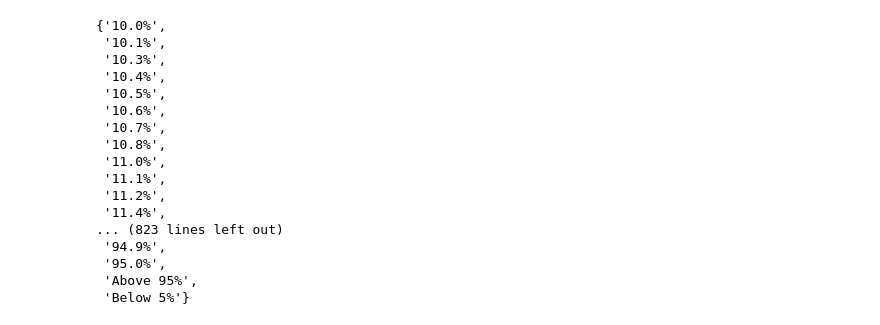
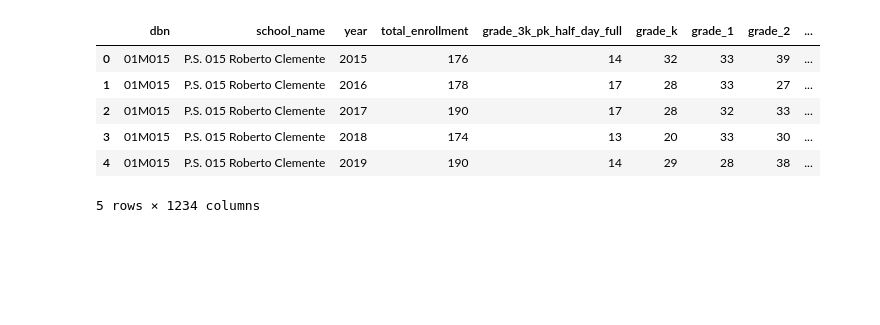
Before and after one commit to mcuringa/data-conversations, a Jupyter notebook: notebooks/test-export.ipynb, the cells around one changed output. Cells and saved outputs as stored; diff of their text form; code cells hidden in the pictures; blank space fills up the shorter version.

```diff
--- a/notebooks/test-export.ipynb
+++ b/notebooks/test-export.ipynb
@@ -1,28 +1,16 @@
 # %%
 import pandas as pd
 import schools
 # df = schools.load_demographics()
 # df.head()
 
 df = pd.read_feather("combined-test-data.feather")
-t = [s for s in df.poverty_1 if str(s).endswith("%")]
-set(t)
-# df.head()
+df.head()
 # %% [output]
+|  | dbn | school_name | year | total_enrollment | grade_3k_pk_half_day_full | grade_k | grade_1 | grade_2 | ... |
+| 0 | 01M015 | P.S. 015 Roberto Clemente | 2015 | 176 | 14 | 32 | 33 | 39 | ... |
+| 1 | 01M015 | P.S. 015 Roberto Clemente | 2016 | 178 | 17 | 28 | 33 | 27 | ... |
+| 2 | 01M015 | P.S. 015 Roberto Clemente | 2017 | 190 | 17 | 28 | 32 | 33 | ... |
+| 3 | 01M015 | P.S. 015 Roberto Clemente | 2018 | 174 | 13 | 20 | 33 | 30 | ... |
+| 4 | 01M015 | P.S. 015 Roberto Clemente | 2019 | 190 | 14 | 29 | 28 | 38 | ... |
-{'10.0%',
- '10.1%',
- '10.3%',
- '10.4%',
- '10.5%',
- '10.6%',
- '10.7%',
- '10.8%',
- '11.0%',
- '11.1%',
- '11.2%',
- '11.4%',
-... (823 lines left out)
- '94.9%',
- '95.0%',
- 'Above 95%',
- 'Below 5%'}
+5 rows × 1234 columns
```
Also changed, not shown: parts of 5 cells of this notebook, 8 other files.
